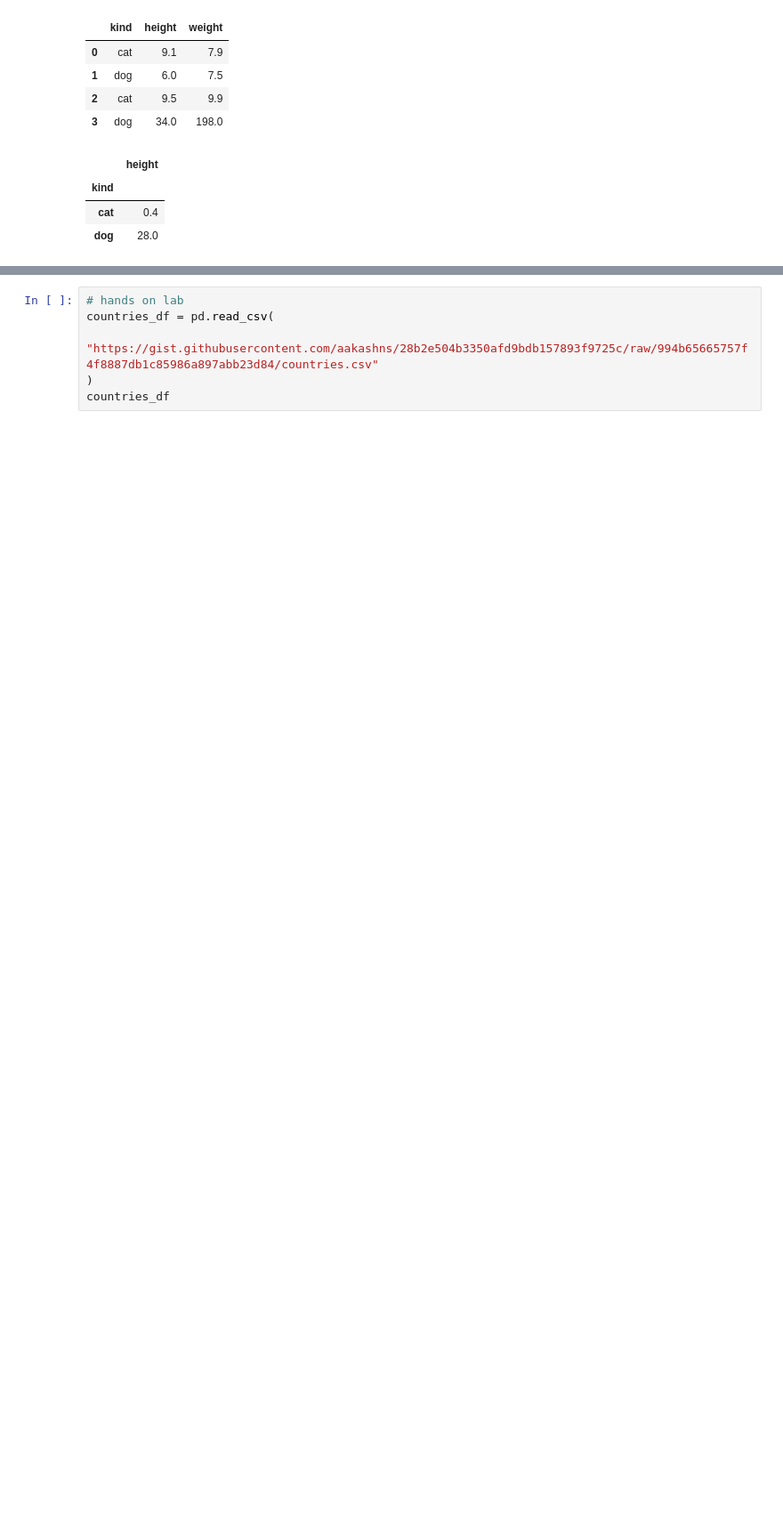
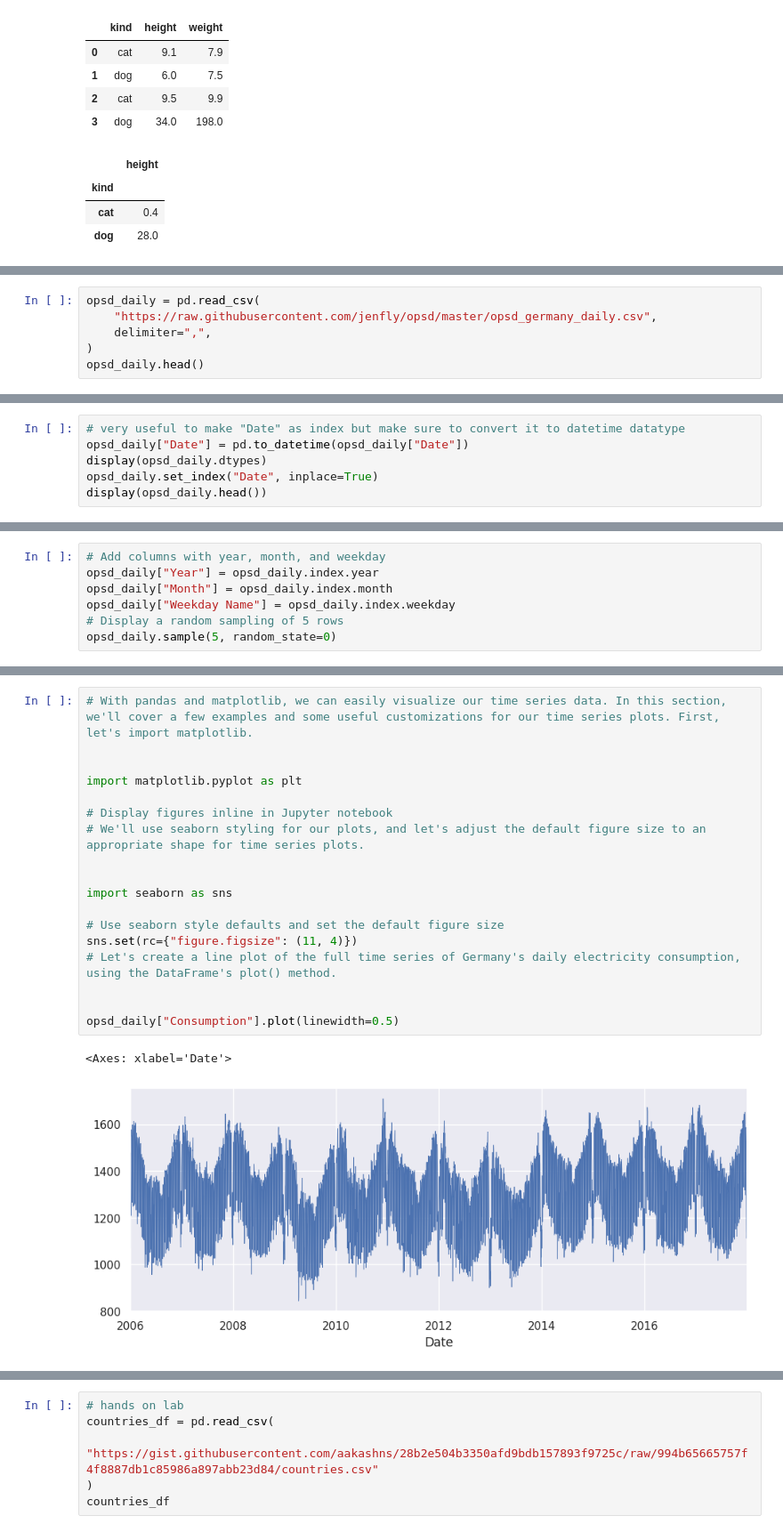
Before and after one commit to Mohamed209/machine-learning-course, a Jupyter notebook: Chapter_1_data_science_toolbox/2_Pandas/pandas-tutorial_p2.ipynb, the cells around one changed output, grey strips where cells are left out. Shown: that part at 89% size. Saved outputs shown, nothing was run; the diff lists cells and outputs as text; blank space fills up the shorter version.

```diff
--- a/Chapter_1_data_science_toolbox/2_Pandas/pandas-tutorial_p2.ipynb
+++ b/Chapter_1_data_science_toolbox/2_Pandas/pandas-tutorial_p2.ipynb
@@ -229,0 +295,6 @@ display(grp)
+# %%
+opsd_daily = pd.read_csv(
+    "https://raw.githubusercontent.com/jenfly/opsd/master/opsd_germany_daily.csv",
+    delimiter=",",
+)
+opsd_daily.head()
@@ -229,0 +308,6 @@ display(grp)
+# %%
+# very useful to make "Date" as index but make sure to convert it to datetime datatype
+opsd_daily["Date"] = pd.to_datetime(opsd_daily["Date"])
+display(opsd_daily.dtypes)
+opsd_daily.set_index("Date", inplace=True)
+display(opsd_daily.head())
@@ -229,0 +328,7 @@ display(grp)
+# %%
+# Add columns with year, month, and weekday
+opsd_daily["Year"] = opsd_daily.index.year
+opsd_daily["Month"] = opsd_daily.index.month
+opsd_daily["Weekday Name"] = opsd_daily.index.weekday
+# Display a random sampling of 5 rows
+opsd_daily.sample(5, random_state=0)
@@ -229,0 +366,21 @@ display(grp)
+# %%
+# With pandas and matplotlib, we can easily visualize our time series data. In this section, we'll cover a few examples and some useful customizations for our time series plots. First, let's import matplotlib.
+
+
+import matplotlib.pyplot as plt
+
+# Display figures inline in Jupyter notebook
+# We'll use seaborn styling for our plots, and let's adjust the default figure size to an appropriate shape for time series plots.
+
+
+import seaborn as sns
+
+# Use seaborn style defaults and set the default figure size
+sns.set(rc={"figure.figsize": (11, 4)})
+# Let's create a line plot of the full time series of Germany's daily electricity consumption, using the DataFrame's plot() method.
+
+
+opsd_daily["Consumption"].plot(linewidth=0.5)
+# %% [output]
+<Axes: xlabel='Date'>
+[figure, added]
```
Also changed, not shown: parts of 14 cells of this notebook.
